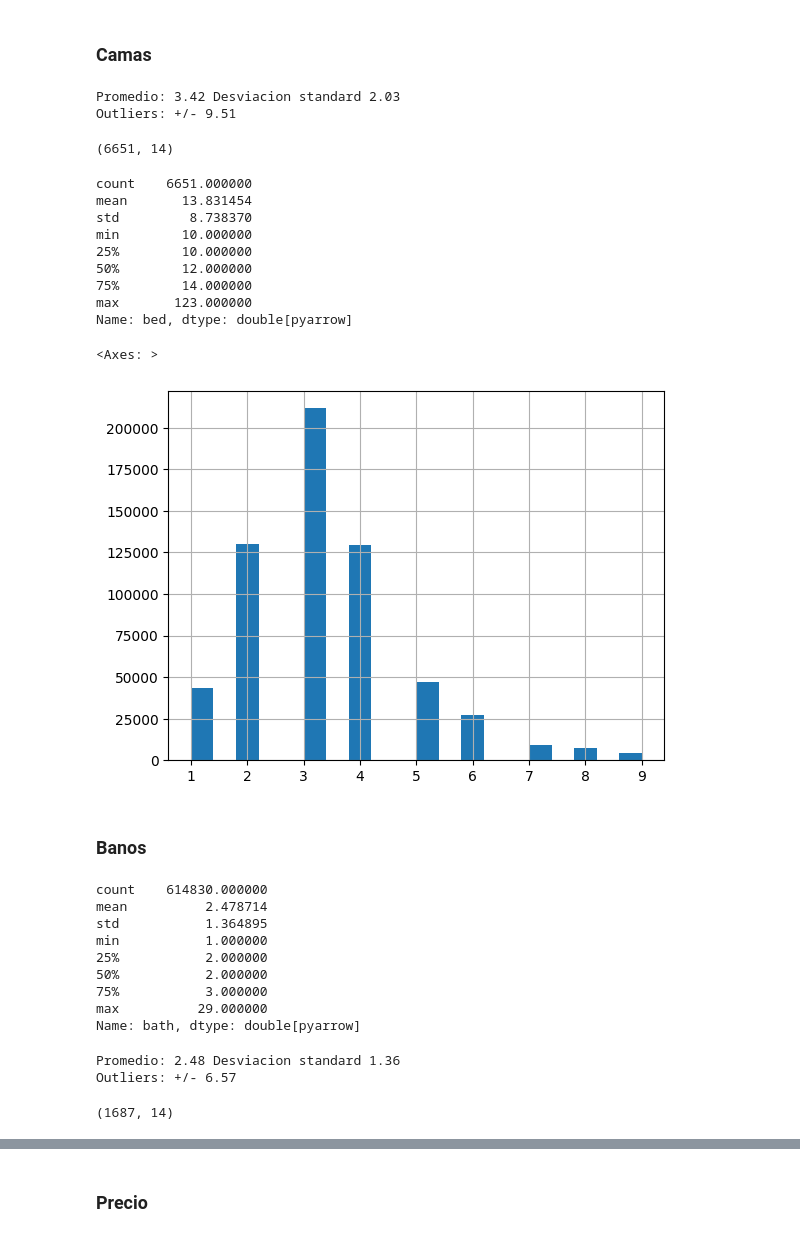
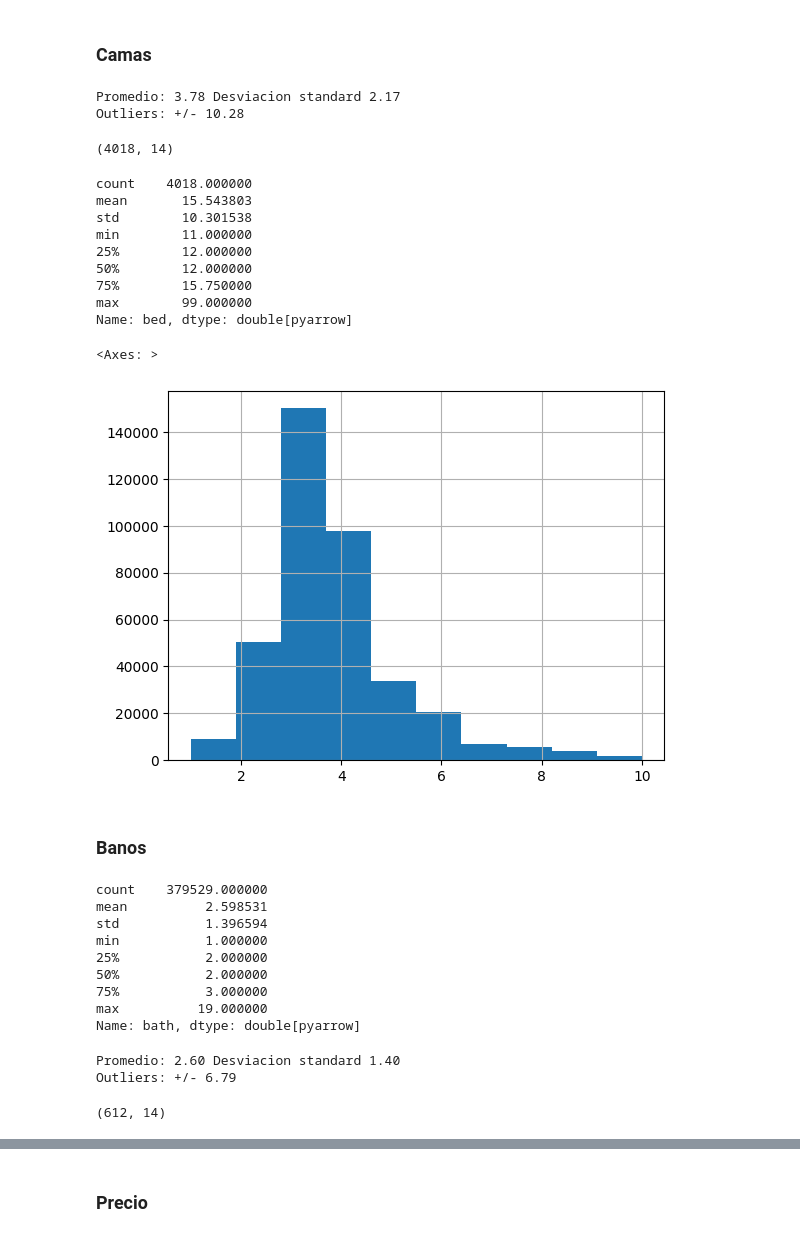
Before and after one commit to pythonpanama/pylearn-data-101, a Jupyter notebook: notebooks/PyLearn Data Course.ipynb, the cells around one changed output, grey strips where cells are left out. Saved outputs shown, nothing was run; the diff lists cells and outputs as text; code cells hidden in the pictures.

```diff
--- a/notebooks/PyLearn Data Course.ipynb
+++ b/notebooks/PyLearn Data Course.ipynb
@@ -169,0 +221,2 @@ def calculate_outliers(df: pd.DataFrame, field_name:str) -> float:
+# %%
+df = df.dropna(subset=['price', 'house_area_square_feet', 'area_acres', 'bed', 'bath'])
@@ -178,46 +235,46 @@ outliers = bed_mean + 3 * bed_std
 
 print(f'Outliers: +/- {outliers:.2f}')
 # %% [output]
-Promedio: 3.42 Desviacion standard 2.03
-Outliers: +/- 9.51
+Promedio: 3.78 Desviacion standard 2.17
+Outliers: +/- 10.28
 # %%
 beds = df.loc[df['bed'] >= outliers]
 
 print(beds.shape)
 # %% [output]
-(6651, 14)
+(4018, 14)
 # %%
 beds['bed'].describe()
 # %% [output]
-count    6651.000000
-mean       13.831454
-std         8.738370
-min        10.000000
-25%        10.000000
+count    4018.000000
+mean       15.543803
+std        10.301538
+min        11.000000
+25%        12.000000
 50%        12.000000
-75%        14.000000
-max       123.000000
+75%        15.750000
+max        99.000000
 Name: bed, dtype: double[pyarrow]
 # %%
 df = df.drop(beds.index)
 # %%
-df['bed'].hist(bins=20)
+df['bed'].hist(bins=10)
 # %% [output]
 <Axes: >
-[figure, old version]
+[figure, new version]
 # %% [markdown]
 ### Banos
 # %%
 df['bath'].describe()
 # %% [output]
-count    614830.000000
-mean          2.478714
-std           1.364895
+count    379529.000000
+mean          2.598531
+std           1.396594
 min           1.000000
 25%           2.000000
 50%           2.000000
 75%           3.000000
-max          29.000000
+max          19.000000
 Name: bath, dtype: double[pyarrow]
 # %%
 bath_mean = df['bath'].mean()
@@ -228,14 +285,14 @@ bath_outliers = bath_mean + 3 * bath_std
 
 print(f'Outliers: +/- {bath_outliers:.2f}')
 # %% [output]
-Promedio: 2.48 Desviacion standard 1.36
-Outliers: +/- 6.57
+Promedio: 2.60 Desviacion standard 1.40
+Outliers: +/- 6.79
 # %%
 baths = df.loc[df['bath'] >= outliers]
 
 print(baths.shape)
 # %% [output]
-(1687, 14)
+(612, 14)
 # %%
 baths['bath'].describe()
 # %% [output]
```
Also changed, not shown: parts of 28 cells of this notebook.
